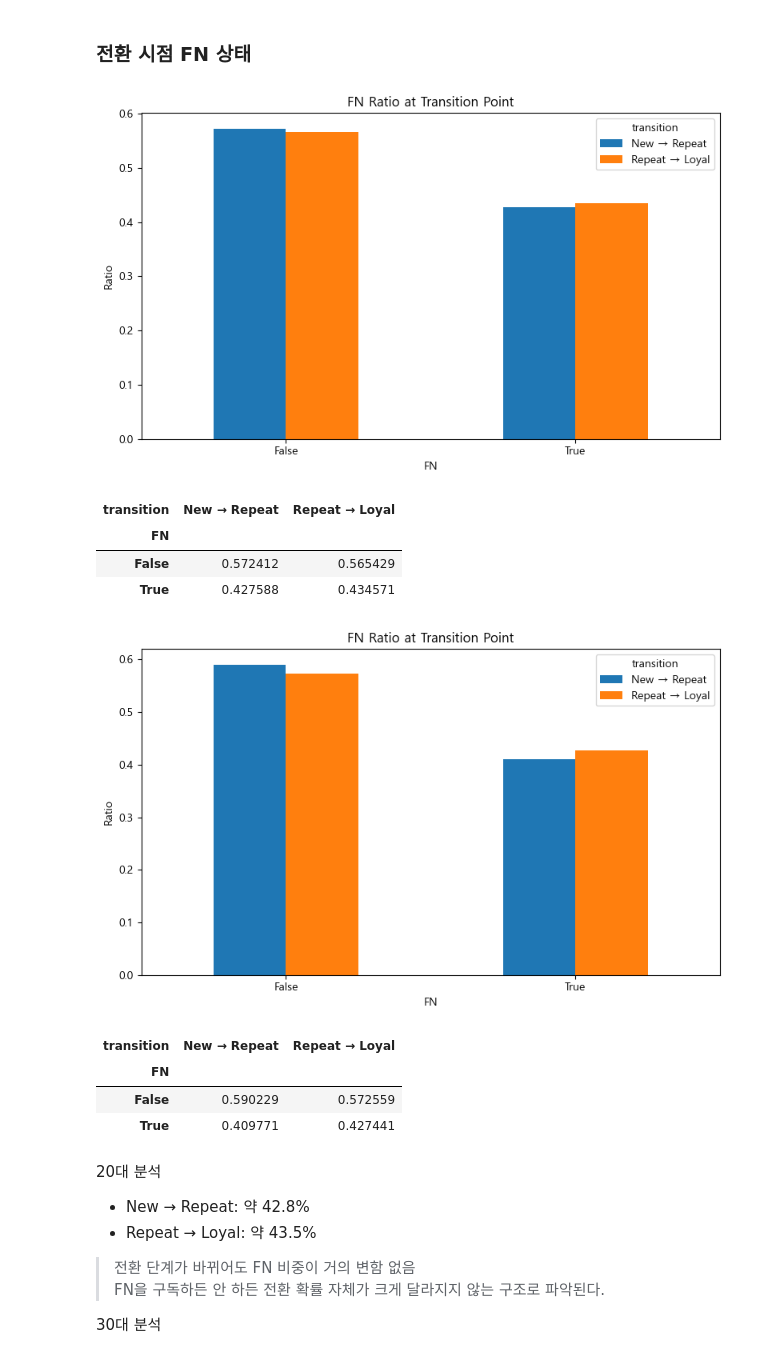
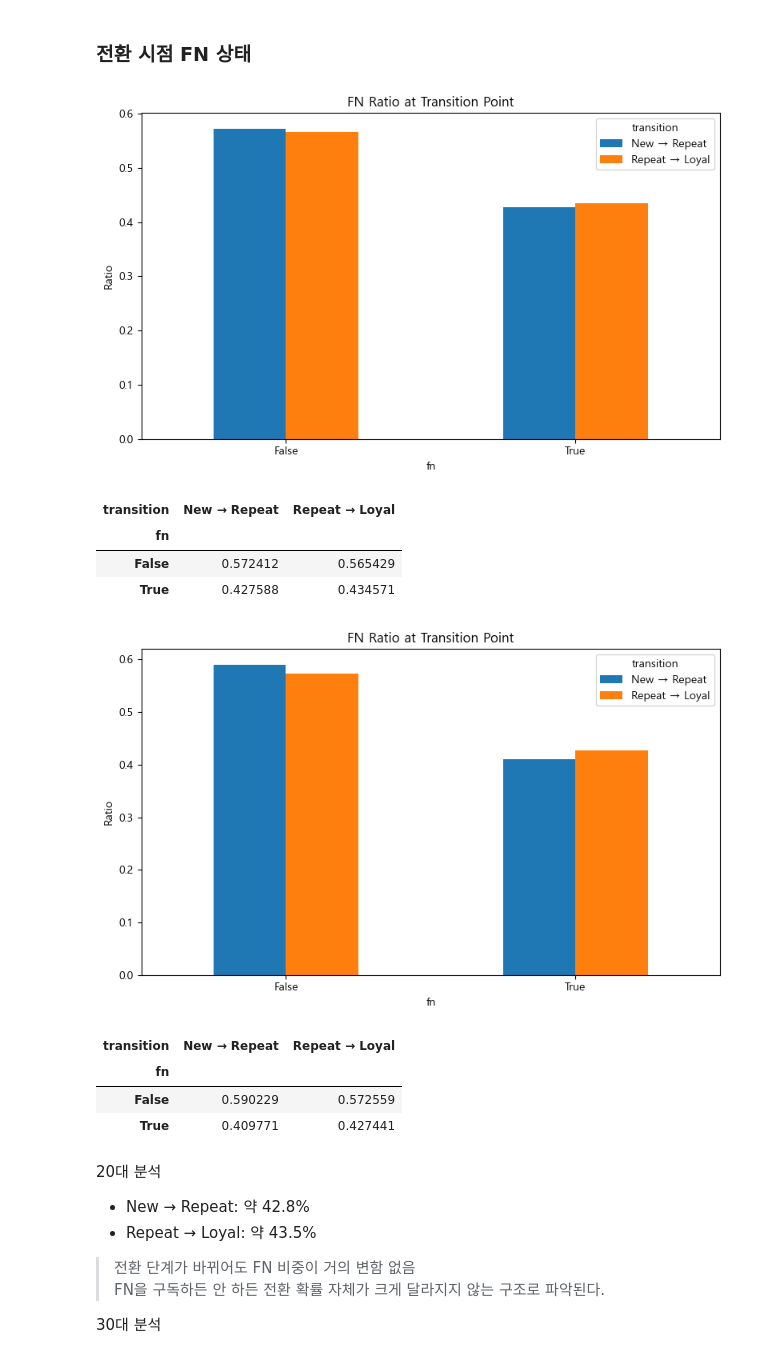
Before and after one commit to leegolem/data-commando-project, a Jupyter notebook: notebooks/member2/3. Analyze_try5_total.ipynb, the cells around one changed output. Cells and saved outputs as stored; diff of their text form; code cells hidden in the pictures.

```diff
--- a/notebooks/member2/3. Analyze_try5_total.ipynb
+++ b/notebooks/member2/3. Analyze_try5_total.ipynb
@@ -1959,8 +1957,8 @@ cust_attr = (
     analysis_cust[
         ["customer_id"
         , "age_group"
-        , "FN"
-        , "Active"
+        , "fn"
+        , "active"
         , "club_member_status"]
     ]
     .drop_duplicates("customer_id")
@@ -2130,36 +2128,36 @@ transition_attr_20s.shape, transition_attr_30s.shape
 # nunique 로 1고객 == 1행
 
 fn_20s = (
     transition_attr_20s
-    .groupby(["transition", "FN"], as_index=False)
+    .groupby(["transition", "fn"], as_index=False)
     .agg(customer_cnt=("customer_id", "nunique"))
 )
 
 # 전환 비중 계산
 fn_20s["ratio"] = (
     fn_20s["customer_cnt"]
     / fn_20s.groupby("transition")["customer_cnt"].transform("sum")
 )
 
 # 그래프용 피봇테이블
 fn_pivot = (
     fn_20s
-    .pivot(index="FN", columns="transition", values="ratio")
+    .pivot(index="fn", columns="transition", values="ratio")
     .fillna(0)
 )
 
 fn_pivot.plot(kind="bar", figsize=(8, 5))
 plt.title("FN Ratio at Transition Point")
 plt.ylabel("Ratio")
 plt.xticks(rotation=0)
 plt.tight_layout()
 plt.show()
 
 fn_pivot
 # %% [output]
 [figure]
 | transition | New → Repeat | Repeat → Loyal |
-| FN |  |  |
+| fn |  |  |
 | False | 0.572412 | 0.565429 |
 | True | 0.427588 | 0.434571 |
 # %%
@@ -2169,7 +2167,7 @@ fn_pivot
 
 fn_30s = (
     transition_attr_30s
-    .groupby(["transition", "FN"], as_index=False)
+    .groupby(["transition", "fn"], as_index=False)
     .agg(customer_cnt=("customer_id", "nunique"))
 )
 
@@ -2181,7 +2179,7 @@ fn_30s["ratio"] = (
 # 그래프용 피봇테이블
 fn_pivot = (
     fn_30s
-    .pivot(index="FN", columns="transition", values="ratio")
+    .pivot(index="fn", columns="transition", values="ratio")
     .fillna(0)
 )
 
@@ -2196,7 +2194,7 @@ fn_pivot
 # %% [output]
 [figure]
 | transition | New → Repeat | Repeat → Loyal |
-| FN |  |  |
+| fn |  |  |
 | False | 0.590229 | 0.572559 |
 | True | 0.409771 | 0.427441 |
 # %% [markdown]
```
Also changed, not shown: parts of 7 cells of this notebook.
